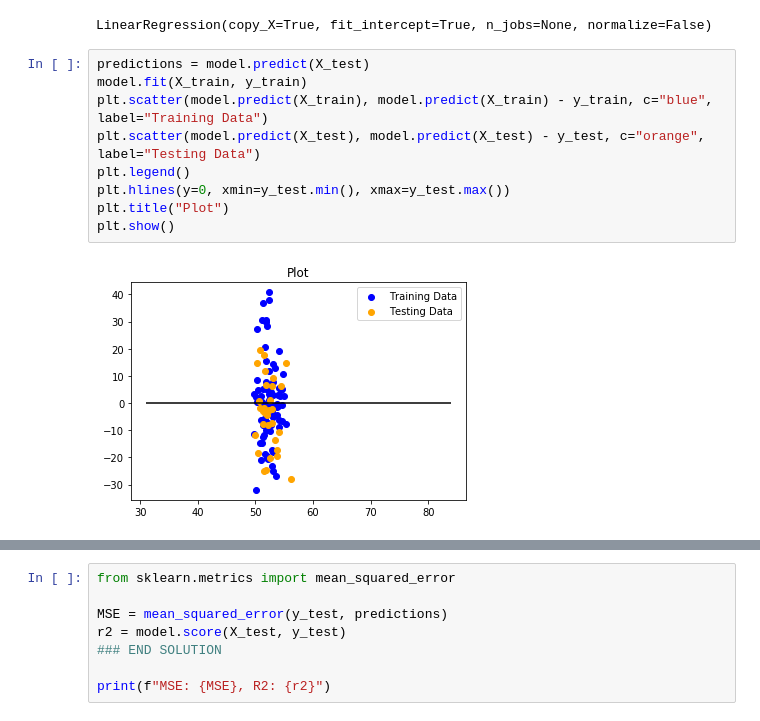
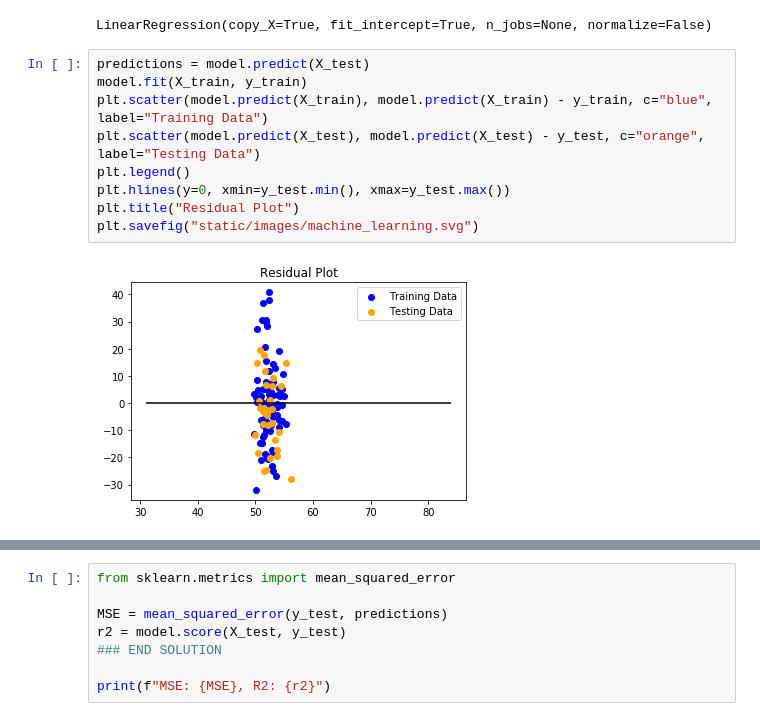
Before and after one commit to liliana-ilut/women-in-power, a Jupyter notebook: Labor.ipynb, the cells around one changed output, grey strips where cells are left out. Cells and saved outputs as stored; diff of their text form.

```diff
--- a/Labor.ipynb
+++ b/Labor.ipynb
@@ -98,13 +98,13 @@ LinearRegression(copy_X=True, fit_intercept=True, n_jobs=None, normalize=False)
 # %%
 predictions = model.predict(X_test)
 model.fit(X_train, y_train)
 plt.scatter(model.predict(X_train), model.predict(X_train) - y_train, c="blue", label="Training Data")
 plt.scatter(model.predict(X_test), model.predict(X_test) - y_test, c="orange", label="Testing Data")
 plt.legend()
 plt.hlines(y=0, xmin=y_test.min(), xmax=y_test.max())
-plt.title("Plot")
-plt.show()
+plt.title("Residual Plot")
+plt.savefig("static/images/machine_learning.svg")
 # %% [output]
-[figure, old version]
+[figure, new version]
 # %%
 # # Calculate classification report
```
Also changed, not shown: parts of 1 cell of this notebook, 8 other files.
